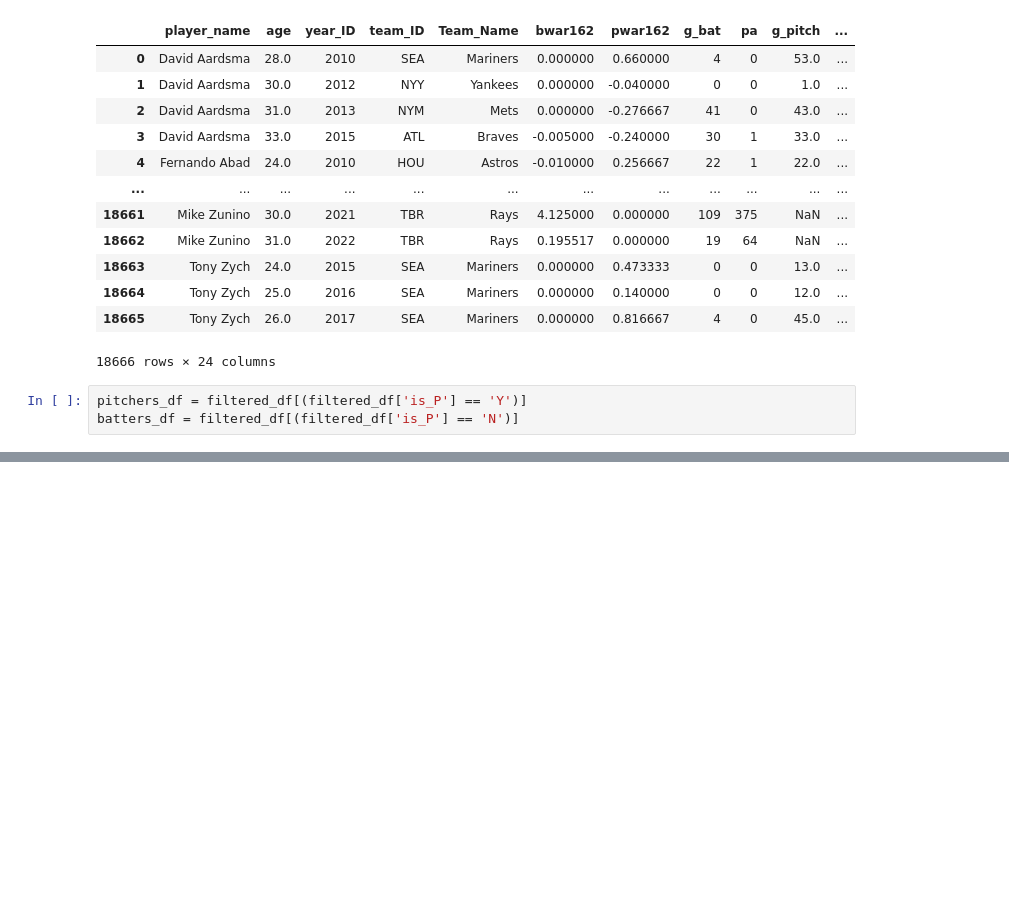
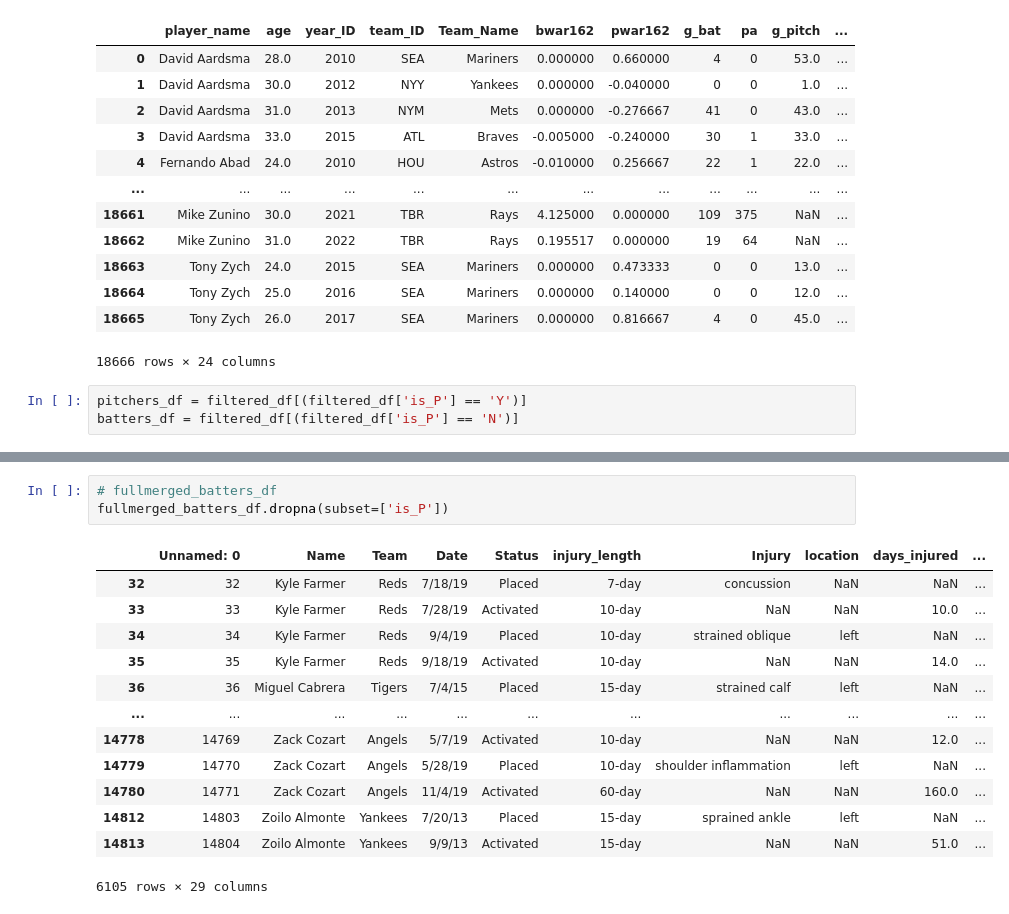
Before and after one commit to brianrwheatley/final-baseball-war-stats, a Jupyter notebook: WAR_cleaning.ipynb, the cells around one changed output, grey strips where cells are left out. Cells and saved outputs as stored; diff of their text form; blank space fills up the shorter version.

```diff
--- a/WAR_cleaning.ipynb
+++ b/WAR_cleaning.ipynb
@@ -210,0 +187,17 @@ fullmerged_df.dropna(subset=['is_P'])
+# %%
+# fullmerged_batters_df
+fullmerged_batters_df.dropna(subset=['is_P'])
+# %% [output]
+|  | Unnamed: 0 | Name | Team | Date | Status | injury_length | Injury | location | days_injured | ... |
+| 32 | 32 | Kyle Farmer | Reds | 7/18/19 | Placed | 7-day | concussion | NaN | NaN | ... |
+| 33 | 33 | Kyle Farmer | Reds | 7/28/19 | Activated | 10-day | NaN | NaN | 10.0 | ... |
+| 34 | 34 | Kyle Farmer | Reds | 9/4/19 | Placed | 10-day | strained oblique | left | NaN | ... |
+| 35 | 35 | Kyle Farmer | Reds | 9/18/19 | Activated | 10-day | NaN | NaN | 14.0 | ... |
+| 36 | 36 | Miguel Cabrera | Tigers | 7/4/15 | Placed | 15-day | strained calf | left | NaN | ... |
+| ... | ... | ... | ... | ... | ... | ... | ... | ... | ... | ... |
+| 14778 | 14769 | Zack Cozart | Angels | 5/7/19 | Activated | 10-day | NaN | NaN | 12.0 | ... |
+| 14779 | 14770 | Zack Cozart | Angels | 5/28/19 | Placed | 10-day | shoulder inflammation | left | NaN | ... |
+| 14780 | 14771 | Zack Cozart | Angels | 11/4/19 | Activated | 60-day | NaN | NaN | 160.0 | ... |
+| 14812 | 14803 | Zoilo Almonte | Yankees | 7/20/13 | Placed | 15-day | sprained ankle | left | NaN | ... |
+| 14813 | 14804 | Zoilo Almonte | Yankees | 9/9/13 | Activated | 15-day | NaN | NaN | 51.0 | ... |
+6105 rows × 29 columns
```
Also changed, not shown: parts of 13 cells of this notebook, 5 other files.
